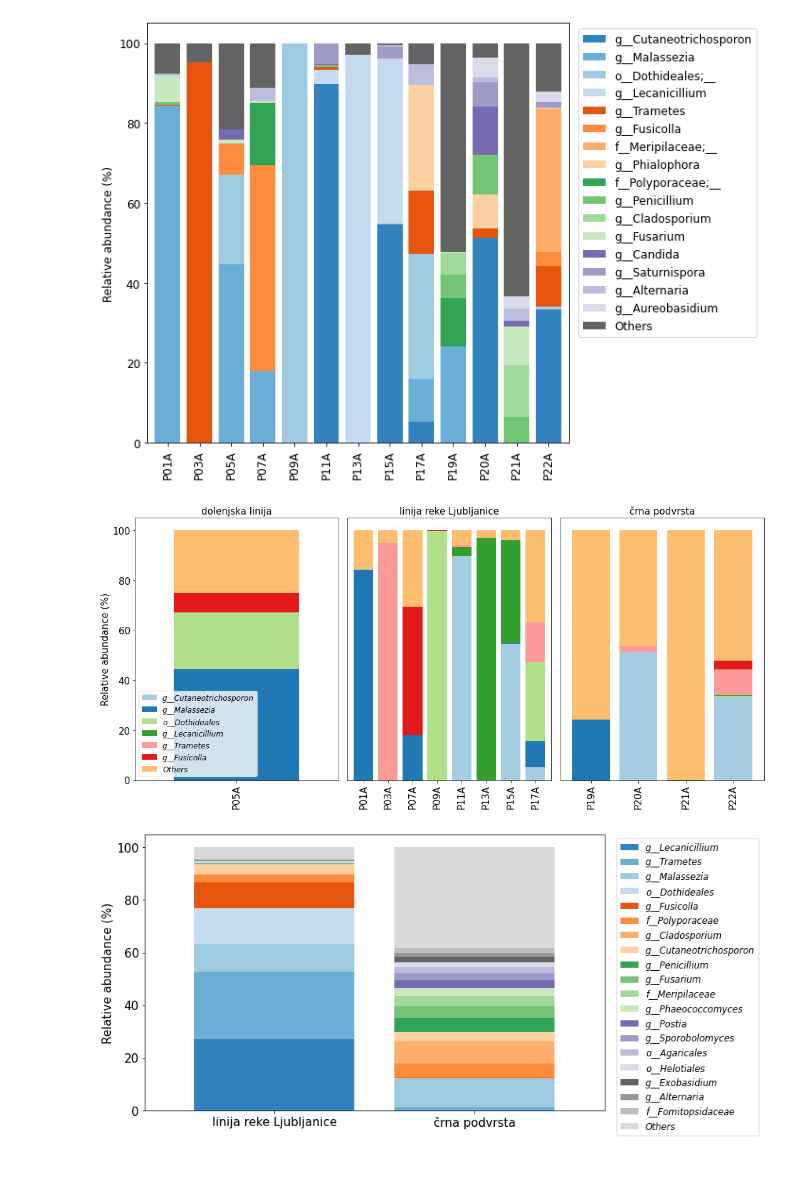
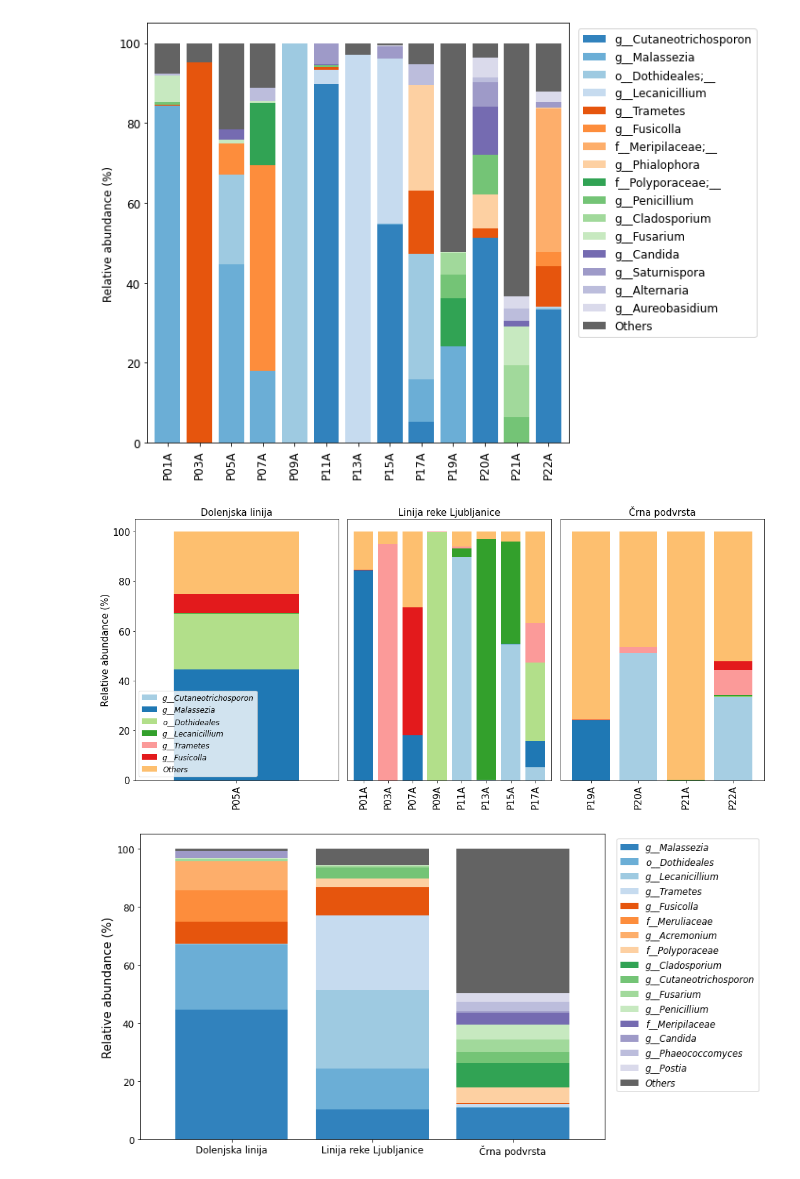
Before and after one commit to nezapajek/proteus-skin-microbiome, a Jupyter notebook: fungi/02_taxonomic-analysis.ipynb, the cells around one changed output. Saved outputs shown, nothing was run; the diff lists cells and outputs as text; code cells hidden in the pictures.

```diff
--- a/fungi/02_taxonomic-analysis.ipynb
+++ b/fungi/02_taxonomic-analysis.ipynb
@@ -426,7 +423,7 @@ plt.savefig('./results/proteus_all_16taxa.png')
 # %%
 fig, axes = plt.subplots(1, 3, figsize=(15, 7))
 
-groups = ['dolenjska linija', 'linija reke Ljubljanice', 'črna podvrsta']
+groups = ['Dolenjska linija', 'Linija reke Ljubljanice', 'Črna podvrsta']
 kwargs = dict(level=6, count=7, sort_by_mean2=False)
 
 for i, group in enumerate(groups):
@@ -456,7 +453,7 @@ for idx, ax in enumerate(axes):
 plt.tight_layout()
 plt.savefig('./results/proteus_all_populations_fungi.png')
 # %% [output]
-[figure, old version]
+[figure, new version]
 # %%
 fig, [ax1, ax2] = plt.subplots(1, 2, figsize=(12, 6), gridspec_kw={'width_ratios': [9, 1]})
 
@@ -464,38 +461,38 @@ dokdo.taxa_abundance_bar_plot(
     taxa_bar_plot,
     ax=ax1,
     level=6,
-    count=20,
+    count=17,
     group='population',
-    group_order=['linija reke Ljubljanice', 'črna podvrsta'],
+    group_order=['Dolenjska linija', 'Linija reke Ljubljanice', 'Črna podvrsta'],
     figsize=(10, 7),
     legend=False,
     cmap_name='tab20c'
 )
 
 dokdo.taxa_abundance_bar_plot(
     taxa_bar_plot,
     ax=ax2,
     level=6,
-    count=20,
+    count=17,
     group='population',
-    group_order=['linija reke Ljubljanice', 'črna podvrsta'],
+    group_order=['Dolenjska linija', 'Linija reke Ljubljanice', 'Črna podvrsta'],
     figsize=(10, 7),
     legend_short=True,
     cmap_name='tab20c'
 )
 
 handles, labels = ax2.get_legend_handles_labels()
 # labels = [label_filter(lbl) for lbl in labels]
 
 ax2.clear()
 ax2.legend(handles, labels, prop={'size': 11.5, 'style': 'italic'})
 ax2.axis('off')
 
 # custom properties
-ax1.tick_params(labelrotation = 0, labelsize=15)  # reset rotation
+ax1.tick_params(labelrotation = 0, labelsize=12)  # reset rotation
 ax1.yaxis.label.set_size(15)
 
 plt.tight_layout()
 plt.savefig('./results/populations_together_fun.png')
 # %% [output]
-[figure, old version]
+[figure, new version]
```
Also changed, not shown: parts of 9 cells of this notebook, 2 other files.
